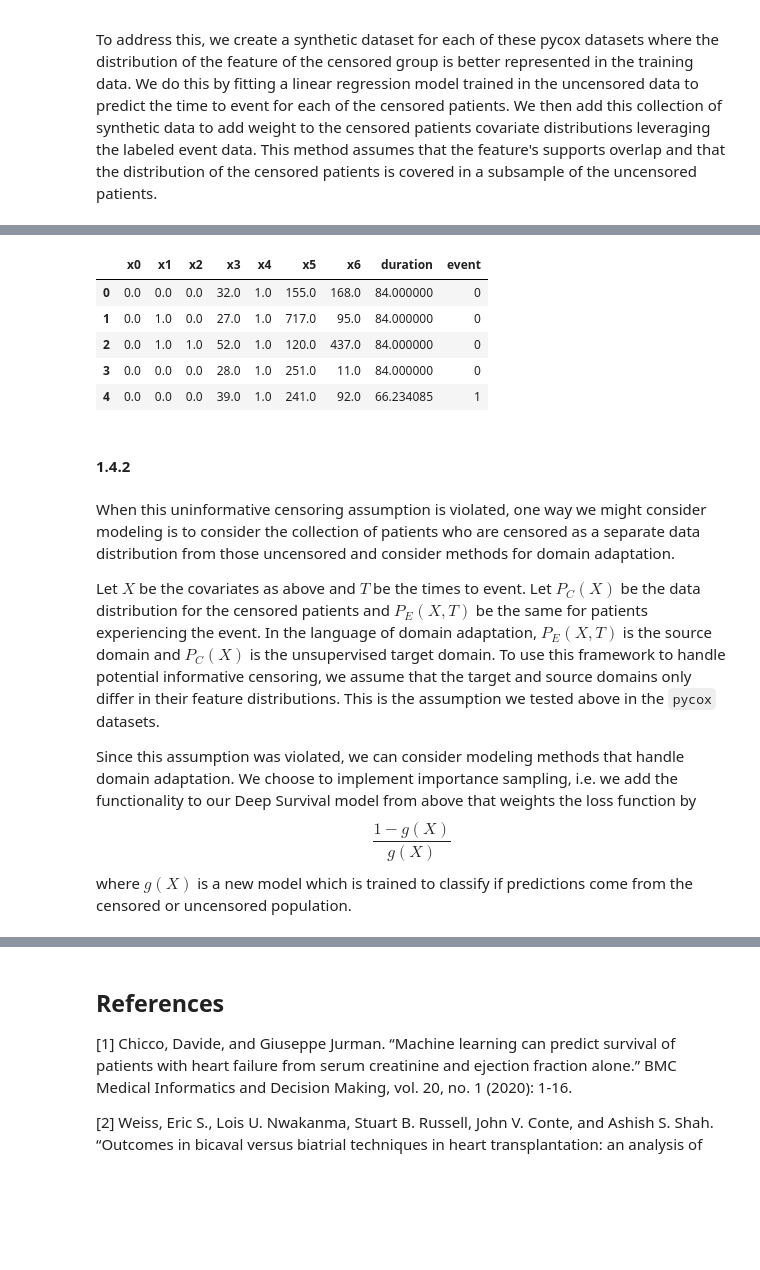
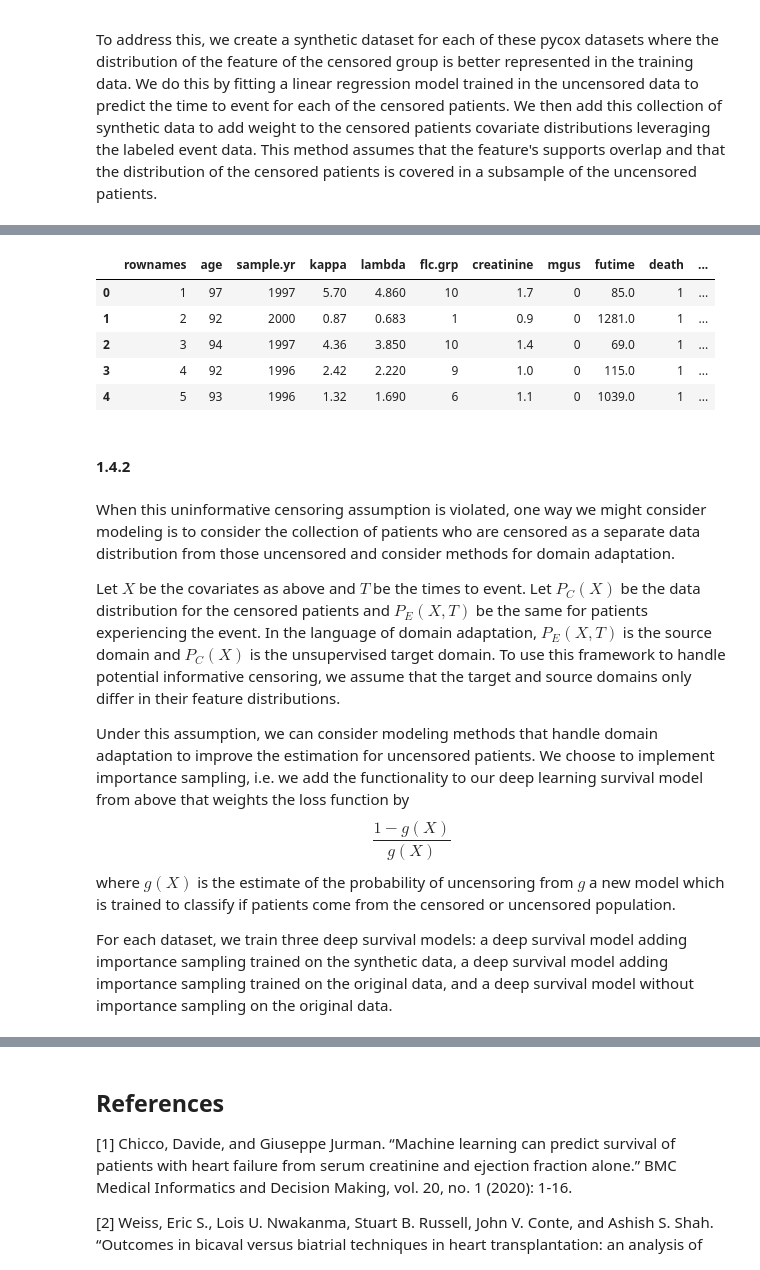
Before and after one commit to frances-dean/cph-200b, a Jupyter notebook: Proiect 1/Dean_PSet1_CPH200B.ipynb, the cells around one changed output, grey strips where cells are left out. Saved outputs shown, nothing was run; the diff lists cells and outputs as text; code cells hidden in the pictures; blank space fills up the shorter version.

```diff
--- a/Proiect 1/Dean_PSet1_CPH200B.ipynb
+++ b/Proiect 1/Dean_PSet1_CPH200B.ipynb
@@ -614,6 +635,7 @@ for pycox_dataset in ['gbsg', 'metabric', 'nwtco', 'support', 'flchain']:
 
     if pycox_dataset=='flchain':
         df = pd.get_dummies(df, columns=['chapter', 'sex'], drop_first=True)
+        df[df.select_dtypes(bool).columns] = df.select_dtypes(bool).astype(int)
 
     non_censored = df[df[event_col] == 1].dropna()
     censored = df[df[event_col] == 0].dropna()
@@ -644,22 +666,25 @@ Original length of flchain dataset: 7874.
 New length of flchain dataset: 12436.
 # %%
 # Check the synthetic datasets
-synthetic_dfs['gbsg'].head()
+#synthetic_dfs['gbsg'].head()
+synthetic_dfs['flchain'].head()
 # %% [output]
-|  | x0 | x1 | x2 | x3 | x4 | x5 | x6 | duration | event |
-| 0 | 0.0 | 0.0 | 0.0 | 32.0 | 1.0 | 155.0 | 168.0 | 84.000000 | 0 |
-| 1 | 0.0 | 1.0 | 0.0 | 27.0 | 1.0 | 717.0 | 95.0 | 84.000000 | 0 |
-| 2 | 0.0 | 1.0 | 1.0 | 52.0 | 1.0 | 120.0 | 437.0 | 84.000000 | 0 |
-| 3 | 0.0 | 0.0 | 0.0 | 28.0 | 1.0 | 251.0 | 11.0 | 84.000000 | 0 |
-| 4 | 0.0 | 0.0 | 0.0 | 39.0 | 1.0 | 241.0 | 92.0 | 66.234085 | 1 |
+|  | rownames | age | sample.yr | kappa | lambda | flc.grp | creatinine | mgus | futime | death | ... |
+| 0 | 1 | 97 | 1997 | 5.70 | 4.860 | 10 | 1.7 | 0 | 85.0 | 1 | ... |
+| 1 | 2 | 92 | 2000 | 0.87 | 0.683 | 1 | 0.9 | 0 | 1281.0 | 1 | ... |
+| 2 | 3 | 94 | 1997 | 4.36 | 3.850 | 10 | 1.4 | 0 | 69.0 | 1 | ... |
+| 3 | 4 | 92 | 1996 | 2.42 | 2.220 | 9 | 1.0 | 0 | 115.0 | 1 | ... |
+| 4 | 5 | 93 | 1996 | 1.32 | 1.690 | 6 | 1.1 | 0 | 1039.0 | 1 | ... |
 # %% [markdown]
 #### 1.4.2
 # %% [markdown]
 When this uninformative censoring assumption is violated, one way we might consider modeling is to consider the collection of patients who are censored as a separate data distribution from those uncensored and consider methods for domain adaptation.
 
-Let $X$ be the covariates as above and $T$ be the times to event. Let $P_C(X)$ be the data distribution for the censored patients and $P_E(X,T)$ be the same for patients experiencing the event. In the language of domain adaptation, $P_E(X,T)$ is the source domain and $P_C(X)$ is the unsupervised target domain. To use this framework to handle potential informative censoring, we assume that the target and source domains only differ in their feature distributions. This is the assumption we tested above in the `pycox` datasets.
+Let $X$ be the covariates as above and $T$ be the times to event. Let $P_C(X)$ be the data distribution for the censored patients and $P_E(X,T)$ be the same for patients experiencing the event. In the language of domain adaptation, $P_E(X,T)$ is the source domain and $P_C(X)$ is the unsupervised target domain. To use this framework to handle potential informative censoring, we assume that the target and source domains only differ in their feature distributions.
 
-Since this assumption was violated, we can consider modeling methods that handle domain adaptation. We choose to implement importance sampling, i.e. we add the functionality to our Deep Survival model from above that weights the loss function by $$\frac{1-g(X)}{g(X)}$$ where $g(X)$ is a new model which is trained to classify if predictions come from the censored or uncensored population.
+Under this assumption, we can consider modeling methods that handle domain adaptation to improve the estimation for uncensored patients. We choose to implement importance sampling, i.e. we add the functionality to our deep learning survival model from above that weights the loss function by $$\frac{1-g(X)}{g(X)}$$ where $g(X)$ is the estimate of the probability of uncensoring from $g$ a new model which is trained to classify if patients come from the censored or uncensored population.
+
+For each dataset, we train three deep survival models: a deep survival model adding importance sampling trained on the synthetic data, a deep survival model adding importance sampling trained on the original data, and a deep survival model without importance sampling on the original data.
 # %%
 
 for pycox_dataset in ['gbsg', 'metabric', 'nwtco', 'support', 'flchain']:
```
Also changed, not shown: parts of 24 cells of this notebook, 6 other files.
